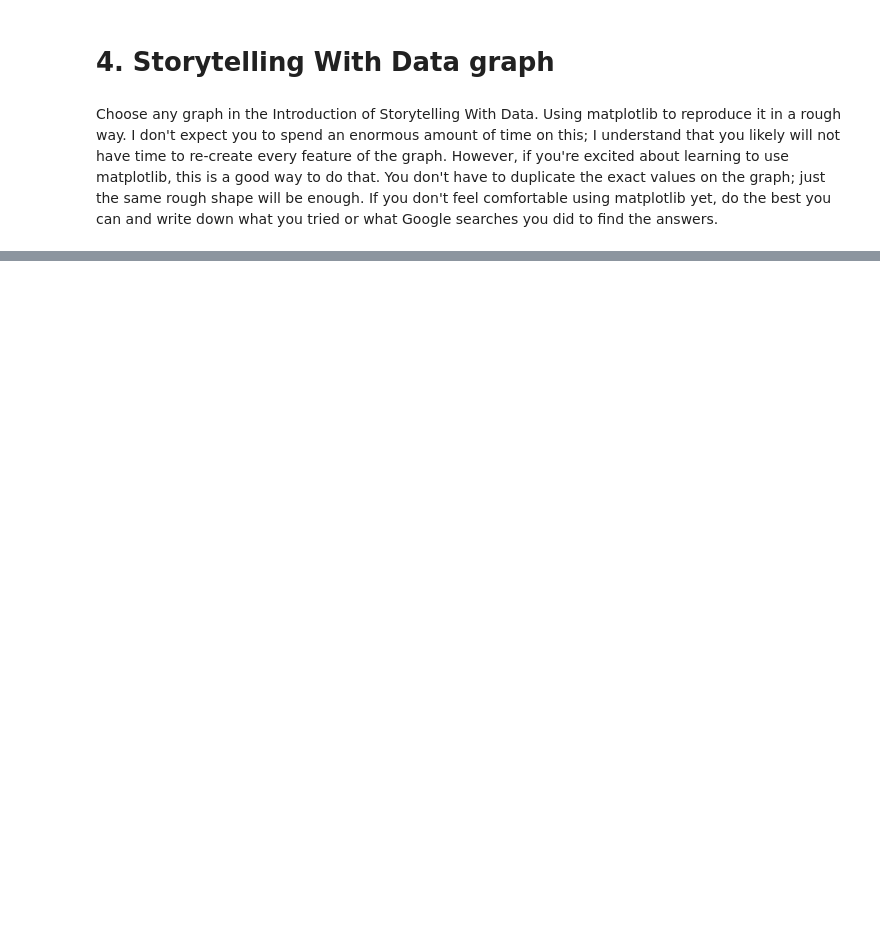
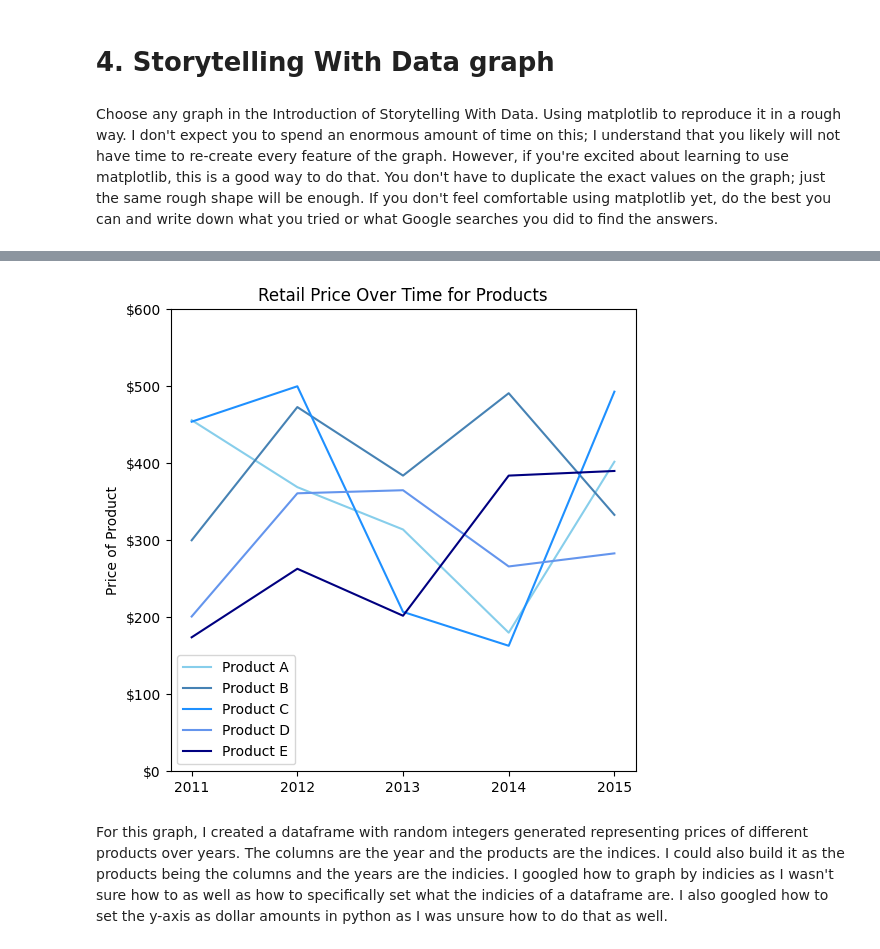
Before and after one commit to eghatzis0527/DX699---HW-Assignments, a Jupyter notebook: OMDS-ModB2-Week1-Hatzis-Eleni.ipynb, the cells around one changed output, grey strips where cells are left out. Saved outputs shown, nothing was run; the diff lists cells and outputs as text; code cells hidden in the pictures; blank space fills up the shorter version.

```diff
--- a/OMDS-ModB2-Week1-Hatzis-Eleni.ipynb
+++ b/OMDS-ModB2-Week1-Hatzis-Eleni.ipynb
@@ -541,3 +544,21 @@ NameError: name 'df2' is not defined
 # 4. Storytelling With Data graph
 # %% [markdown]
 Choose any graph in the Introduction of Storytelling With Data.  Using matplotlib to reproduce it in a rough way.  I don't expect you to spend an enormous amount of time on this; I understand that you likely will not have time to re-create every feature of the graph.  However, if you're excited about learning to use matplotlib, this is a good way to do that.  You don't have to duplicate the exact values on the graph; just the same rough shape will be enough.  If you don't feel comfortable using matplotlib yet, do the best you can and write down what you tried or what Google searches you did to find the answers.
+# %%
+#Importing Random class to create data
+import random
+
+#Creating Data for the graph
+n = 5
+
+yr_2011 = random.sample(range(100, 501), n)
+yr_2012 = random.sample(range(100, 501), n)
+yr_2013 = random.sample(range(100, 501), n)
+yr_2014 = random.sample(range(100, 501), n)
+yr_2015 = random.sample(range(100, 501), n)
+
+data = {'2011' : yr_2011, '2012' : yr_2012, '2013' : yr_2013, '2014' : yr_2014, '2015' : yr_2015}
+
+df = pd.DataFrame(data, index = ['Product A', 'Product B', 'Product C', 'Product D', 'Product E'])
+
+df
@@ -543,0 +572,25 @@ Choose any graph in the Introduction of Storytelling With Data.  Using matplotli
+# %%
+#Importing mtick for the y axis label
+import matplotlib.ticker as mtick
+
+#Creating Graph
+
+plt.figure(figsize = (6, 6))
+
+plt.plot(df.loc['Product A'], c = 'skyblue', label = 'Product A')
+plt.plot(df.loc['Product B'], c = 'steelblue', label = 'Product B')
+plt.plot(df.loc['Product C'], c = 'dodgerblue', label = 'Product C')
+plt.plot(df.loc['Product D'], c = 'cornflowerblue', label = 'Product D')
+plt.plot(df.loc['Product E'], c = 'navy', label = 'Product E')
+
+plt.title ('Retail Price Over Time for Products')
+plt.ylabel('Price of Product')
+plt.gca().yaxis.set_major_formatter(mtick.StrMethodFormatter('${x:,.0f}'))
+plt.ylim(0, 600)
+plt.legend(loc = 'best')
+
+plt.show()
+# %% [output]
+[figure, added]
+# %% [markdown]
+For this graph, I created a dataframe with random integers generated representing prices of different products over years. The columns are the year and the products are the indices. I could also build it as the products being the columns and the years are the indicies. I googled how to graph by indicies as I wasn't sure how to as well as how to specifically set what the indicies of a dataframe are. I also googled how to set the y-axis as dollar amounts in python as I was unsure how to do that as well.
```
Also changed, not shown: parts of 3 cells of this notebook.
